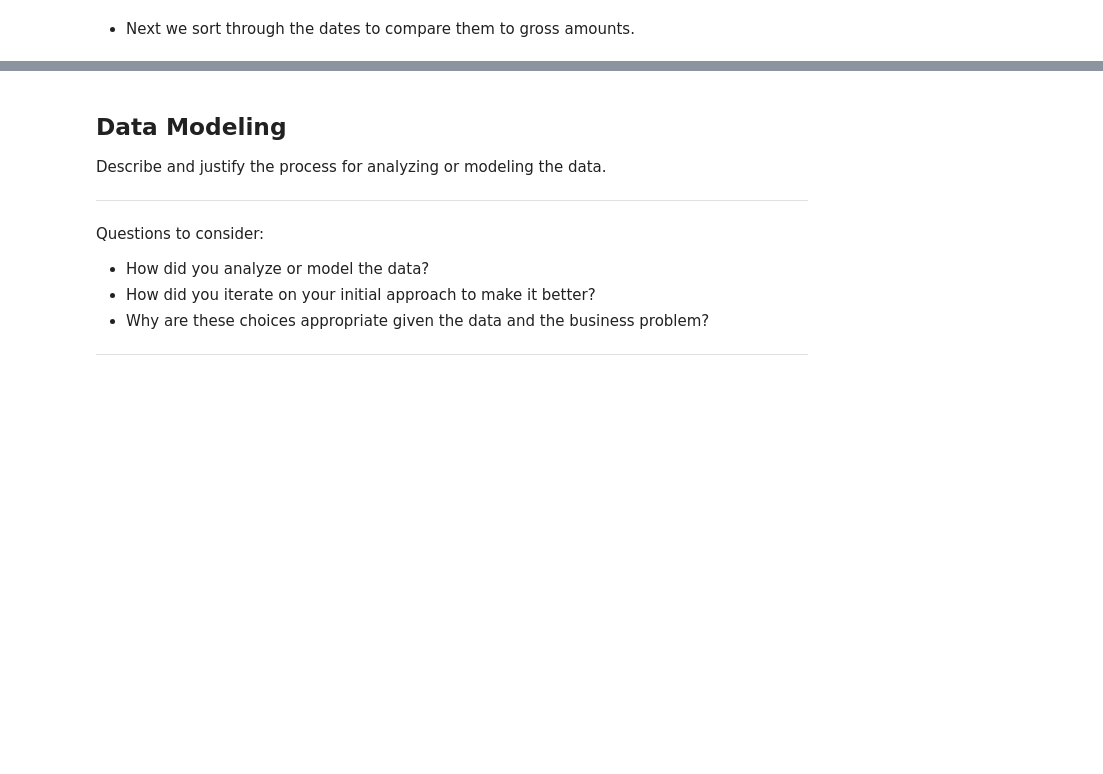
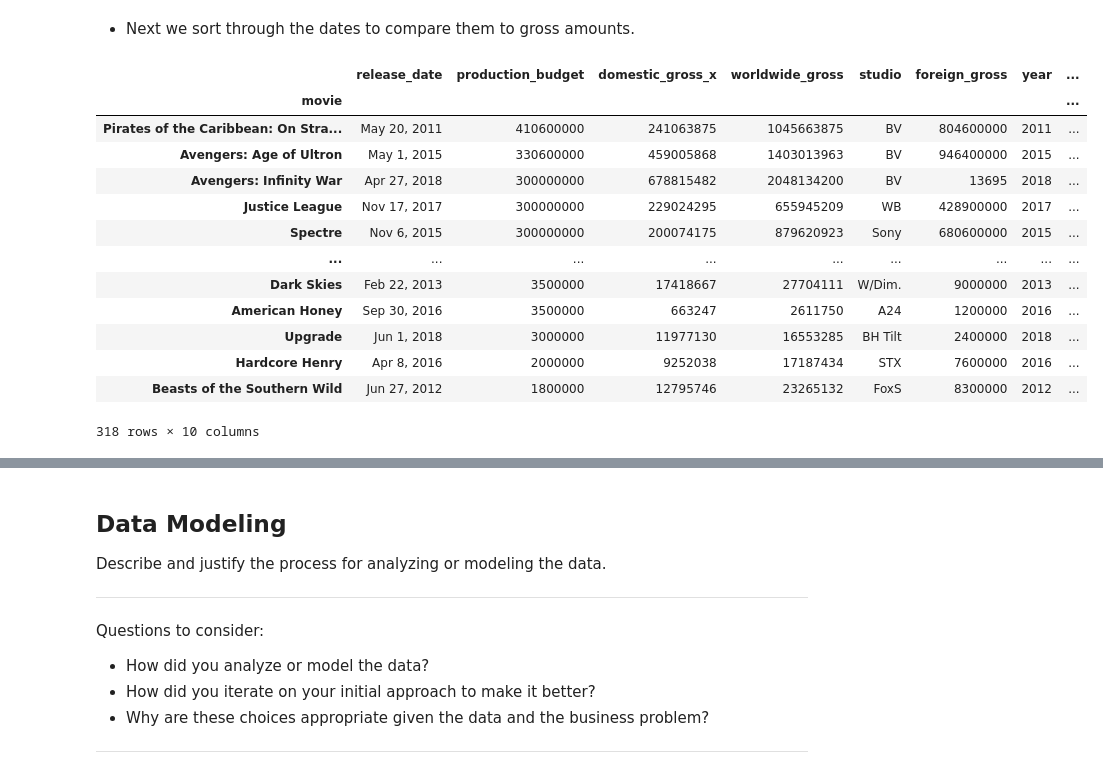
Before and after one commit to 281clo/microsoft-movie-analysis, a Jupyter notebook: index-Copy.ipynb, the cells around one changed output, grey strips where cells are left out. Cells and saved outputs as stored; diff of their text form; code cells hidden in the pictures; blank space fills up the shorter version.

```diff
--- a/index-Copy.ipynb
+++ b/index-Copy.ipynb
@@ -367,3 +386,20 @@ BigFrame.corr()
+# %%
+df_action_scifi
+# %% [output]
+|  | release_date | production_budget | domestic_gross_x | worldwide_gross | studio | foreign_gross | year | ... |
+| movie |  |  |  |  |  |  |  | ... |
+| Pirates of the Caribbean: On Stra... | May 20, 2011 | 410600000 | 241063875 | 1045663875 | BV | 804600000 | 2011 | ... |
+| Avengers: Age of Ultron | May 1, 2015 | 330600000 | 459005868 | 1403013963 | BV | 946400000 | 2015 | ... |
+| Avengers: Infinity War | Apr 27, 2018 | 300000000 | 678815482 | 2048134200 | BV | 13695 | 2018 | ... |
+| Justice League | Nov 17, 2017 | 300000000 | 229024295 | 655945209 | WB | 428900000 | 2017 | ... |
+| Spectre | Nov 6, 2015 | 300000000 | 200074175 | 879620923 | Sony | 680600000 | 2015 | ... |
+| ... | ... | ... | ... | ... | ... | ... | ... | ... |
+| Dark Skies | Feb 22, 2013 | 3500000 | 17418667 | 27704111 | W/Dim. | 9000000 | 2013 | ... |
+| American Honey | Sep 30, 2016 | 3500000 | 663247 | 2611750 | A24 | 1200000 | 2016 | ... |
+| Upgrade | Jun 1, 2018 | 3000000 | 11977130 | 16553285 | BH Tilt | 2400000 | 2018 | ... |
+| Hardcore Henry | Apr 8, 2016 | 2000000 | 9252038 | 17187434 | STX | 7600000 | 2016 | ... |
+| Beasts of the Southern Wild | Jun 27, 2012 | 1800000 | 12795746 | 23265132 | FoxS | 8300000 | 2012 | ... |
+318 rows × 10 columns
 # %%
 # Initialize list for eventual x-axis to use in graphs
 months = ["Jan", "Feb", "Mar", "Apr", "May", "Jun",
```
Also changed, not shown: parts of 13 cells of this notebook.
